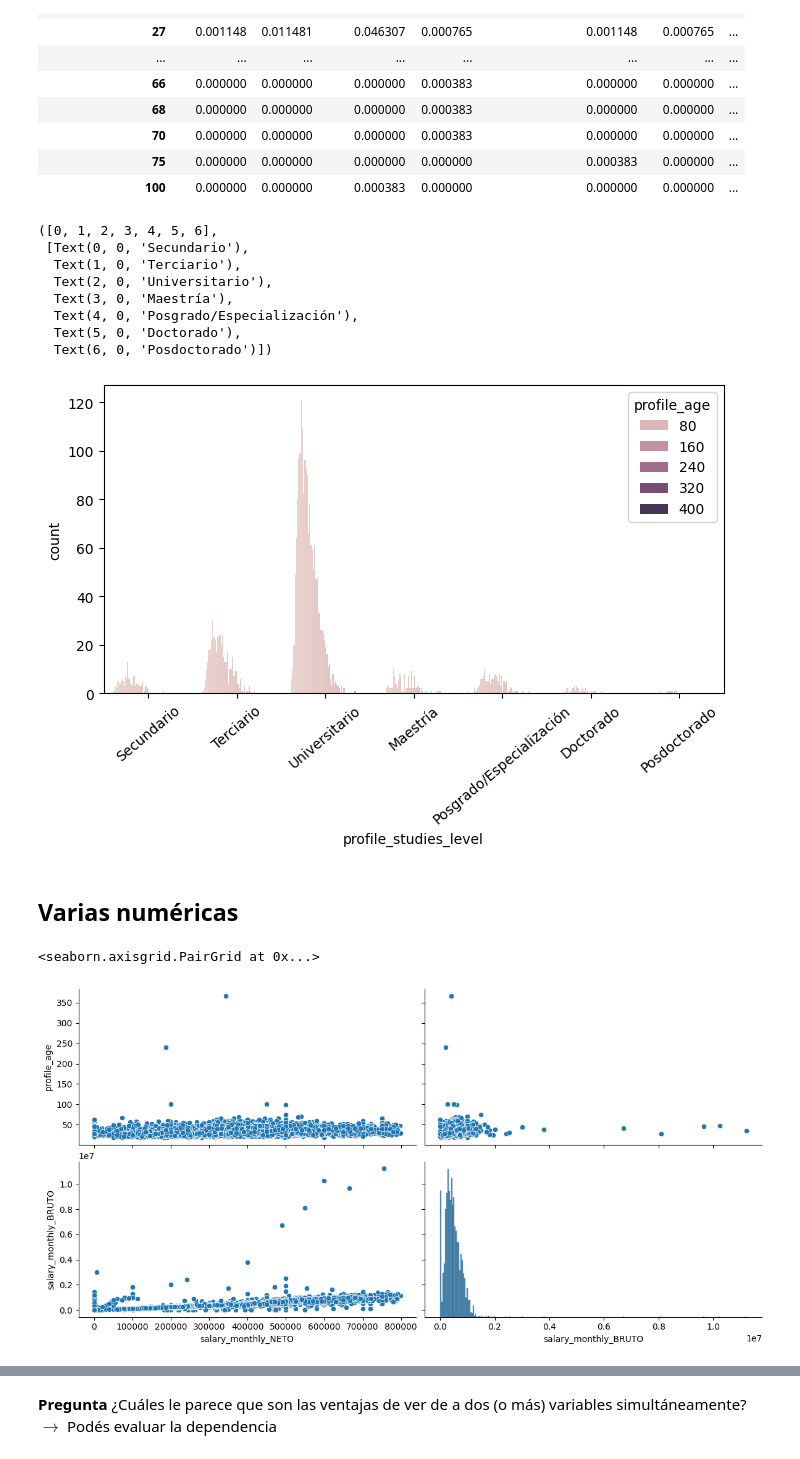
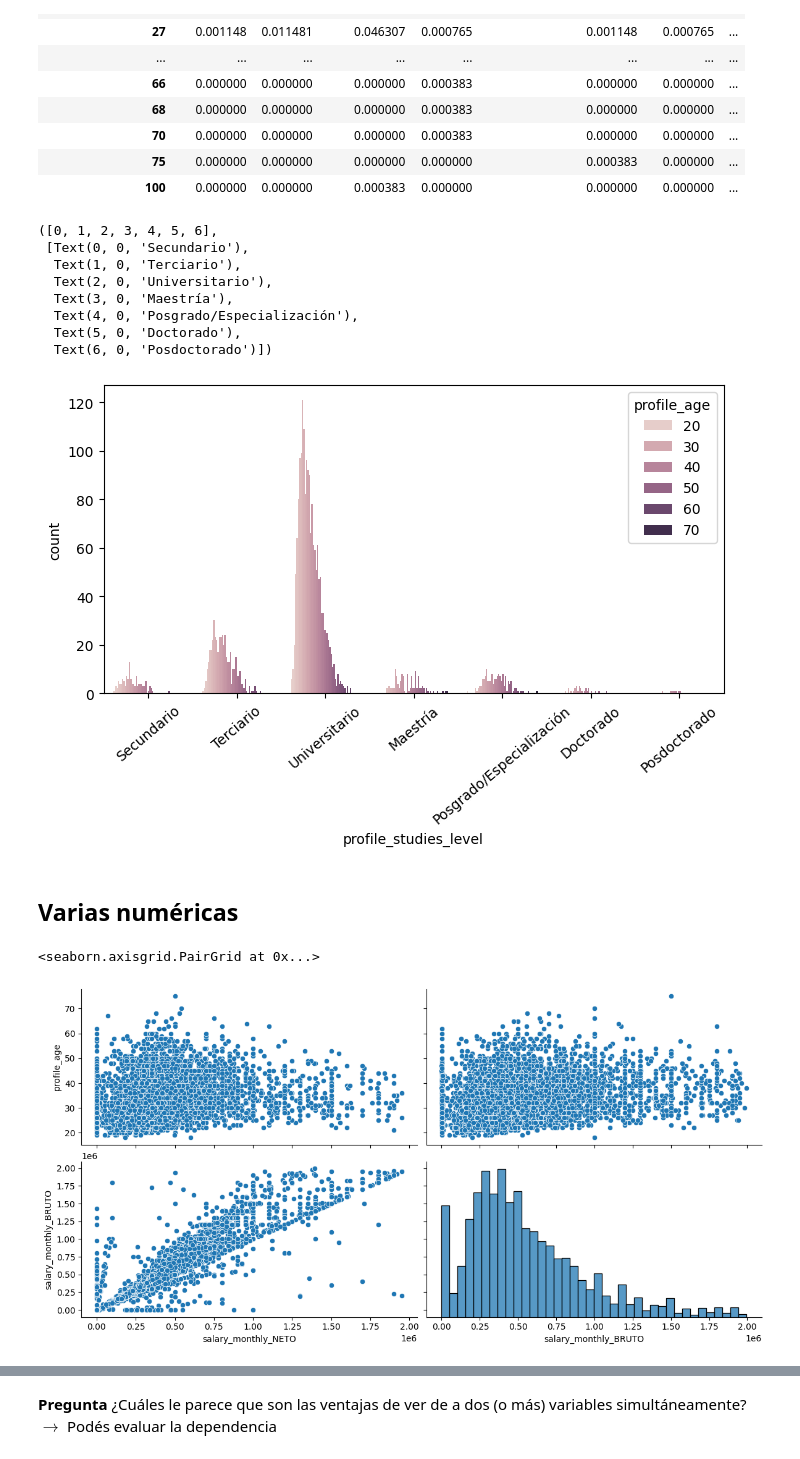
Before and after one commit to helcsnewsxd/data-analysis-visualization-subject, a Jupyter notebook: clases/03_Varias_Variables.ipynb, the cells around one changed output, grey strips where cells are left out. Drawn from its saved outputs; the diff is of its cells as text; code cells hidden in the pictures.

```diff
--- a/clases/03_Varias_Variables.ipynb
+++ b/clases/03_Varias_Variables.ipynb
@@ -170,7 +183,7 @@ pd.crosstab(df.profile_age, df.profile_studies_level, normalize=True)[sorted_stu
 | 100 | 0.000000 | 0.000000 | 0.000383 | 0.000000 | 0.000000 | 0.000000 | ... |
 # %%
 fig = plt.figure(figsize=(8,4))
-seaborn.countplot(x= df.profile_studies_level,  hue=df.profile_age, order=sorted_studies_levels )
+seaborn.countplot(x= df[df['profile_age'] < 80].profile_studies_level,  hue=df.profile_age.dropna()[df['profile_age'] < 80], order=sorted_studies_levels )
 plt.xticks(rotation=40)
 # %% [output]
 ([0, 1, 2, 3, 4, 5, 6],
@@ -181,16 +194,17 @@ plt.xticks(rotation=40)
   Text(4, 0, 'Posgrado/Especialización'),
   Text(5, 0, 'Doctorado'),
   Text(6, 0, 'Posdoctorado')])
-[figure, old version]
+[figure, new version]
 # %% [markdown]
 ## Varias numéricas
 # %%
-max_sal = 800000
-seaborn.pairplot(data=df[df.salary_monthly_NETO < max_sal],
+max_sal = 2_000_000
+df2 = df.loc[(df['salary_monthly_NETO'] < max_sal) & (df['profile_age'] < 80) & (df['salary_monthly_BRUTO'] < max_sal)]
+seaborn.pairplot(data=df2,
                  y_vars=['profile_age', 'salary_monthly_BRUTO'],
                  x_vars=['salary_monthly_NETO', 'salary_monthly_BRUTO'],
                  aspect=2, height=3)
 # %% [output]
 <seaborn.axisgrid.PairGrid at 0x...>
-[figure, old version]
+[figure, new version]
 # %%
```
Also changed, not shown: parts of 9 cells of this notebook.
